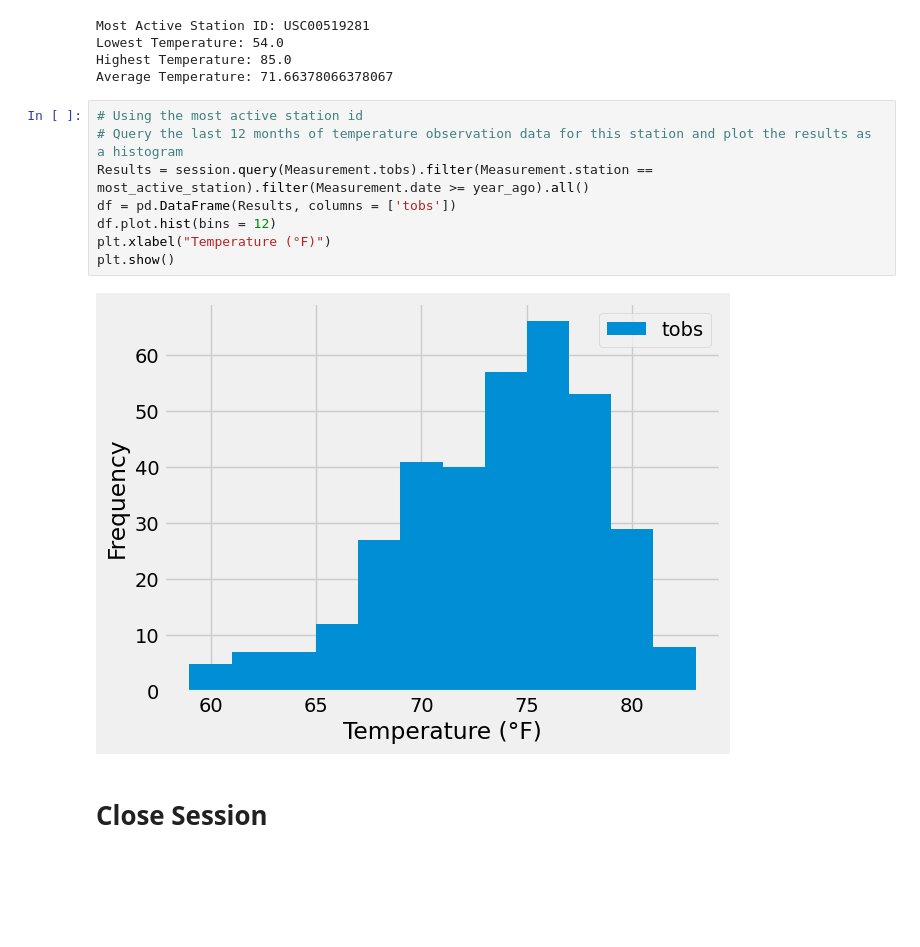
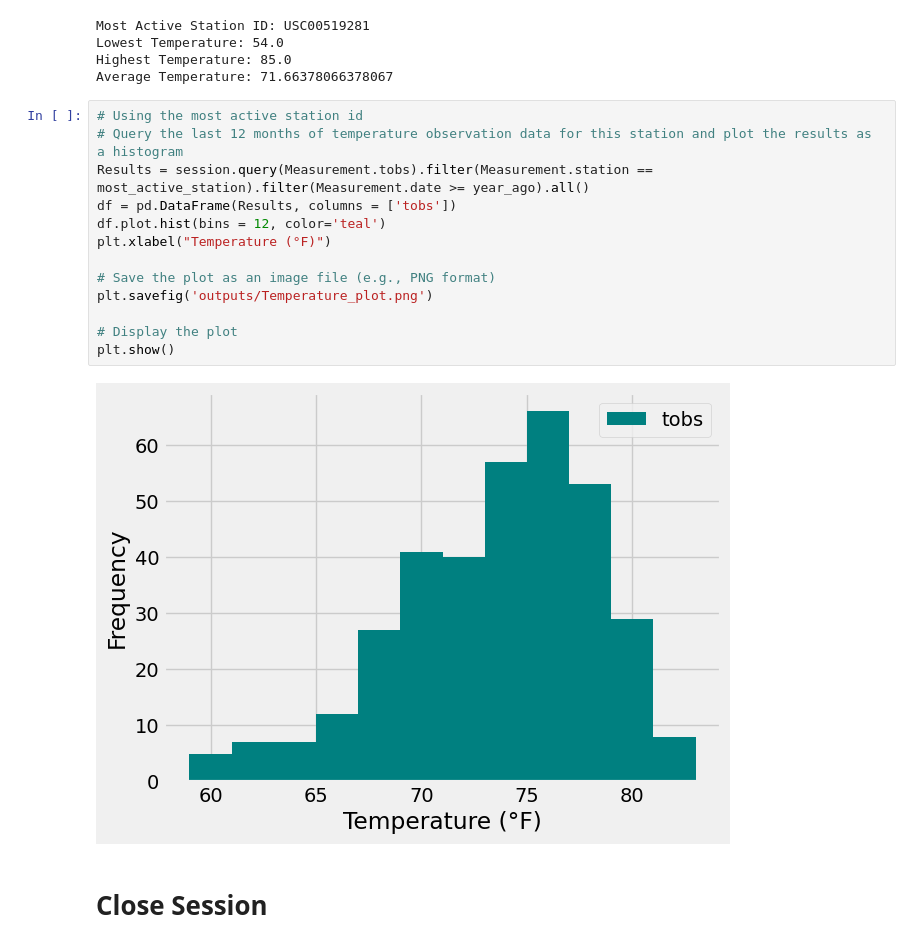
Before and after one commit to Isbelis/sqlalchemy-challenge, a Jupyter notebook: SurfsUp/climate_analysis.ipynb, the cells around one changed output. Saved outputs shown, nothing was run; the diff lists cells and outputs as text; blank space fills up the shorter version.

```diff
--- a/SurfsUp/climate_analysis.ipynb
+++ b/SurfsUp/climate_analysis.ipynb
@@ -137,13 +142,18 @@ Average Temperature: 71.66378066378067
 # %%
 # Using the most active station id
 # Query the last 12 months of temperature observation data for this station and plot the results as a histogram
 Results = session.query(Measurement.tobs).filter(Measurement.station == most_active_station).filter(Measurement.date >= year_ago).all()
 df = pd.DataFrame(Results, columns = ['tobs'])
-df.plot.hist(bins = 12)
+df.plot.hist(bins = 12, color='teal')
 plt.xlabel("Temperature (°F)")
+
+# Save the plot as an image file (e.g., PNG format)
+plt.savefig('outputs/Temperature_plot.png')
+
+# Display the plot
 plt.show()
 # %% [output]
-[figure, old version]
+[figure, new version]
 # %% [markdown]
 # Close Session
 # %%
```
Also changed, not shown: parts of 1 cell of this notebook, 10 other files.
